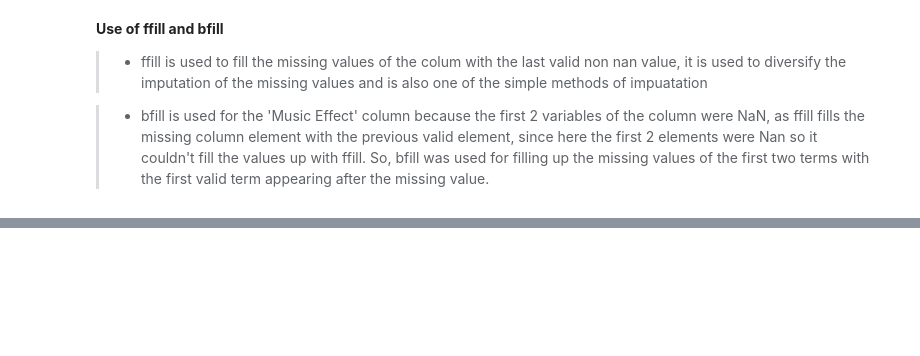
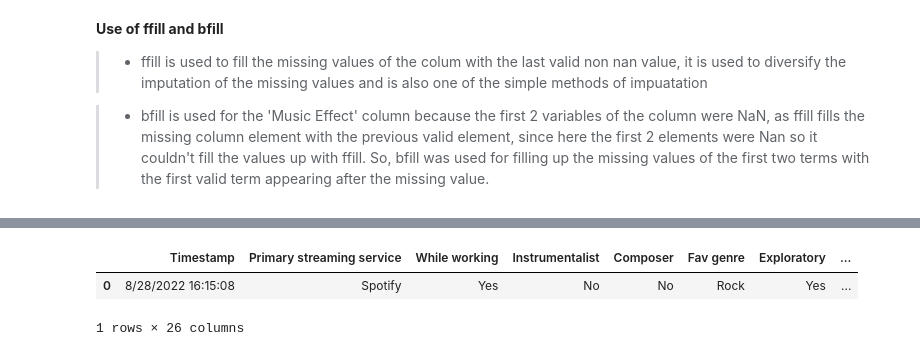
Before and after one commit to ShrDar/Music-and-Mental-Health, a Jupyter notebook: notebooks/mmh_eda.ipynb, the cells around one changed output, grey strips where cells are left out. Drawn from its saved outputs; the diff is of its cells as text; code cells hidden in the pictures; blank space fills up the shorter version.

```diff
--- a/notebooks/mmh_eda.ipynb
+++ b/notebooks/mmh_eda.ipynb
@@ -336,0 +441,6 @@ np.int64(0)
+# %%
+categorical_cols.mode()
+# %% [output]
+|  | Timestamp | Primary streaming service | While working | Instrumentalist | Composer | Fav genre | Exploratory | ... |
+| 0 | 8/28/2022 16:15:08 | Spotify | Yes | No | No | Rock | Yes | ... |
+1 rows × 26 columns
```
Also changed, not shown: parts of 15 cells of this notebook.
